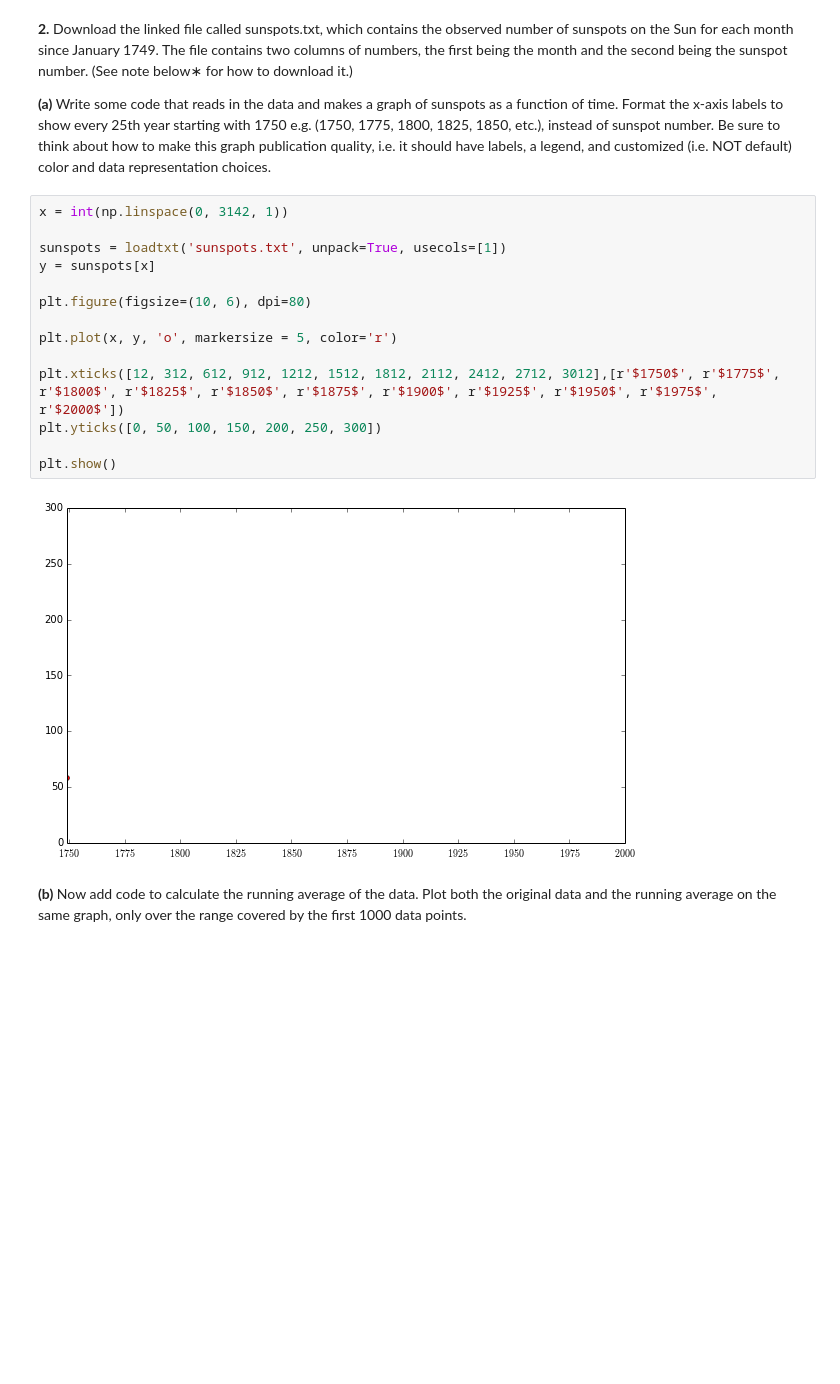
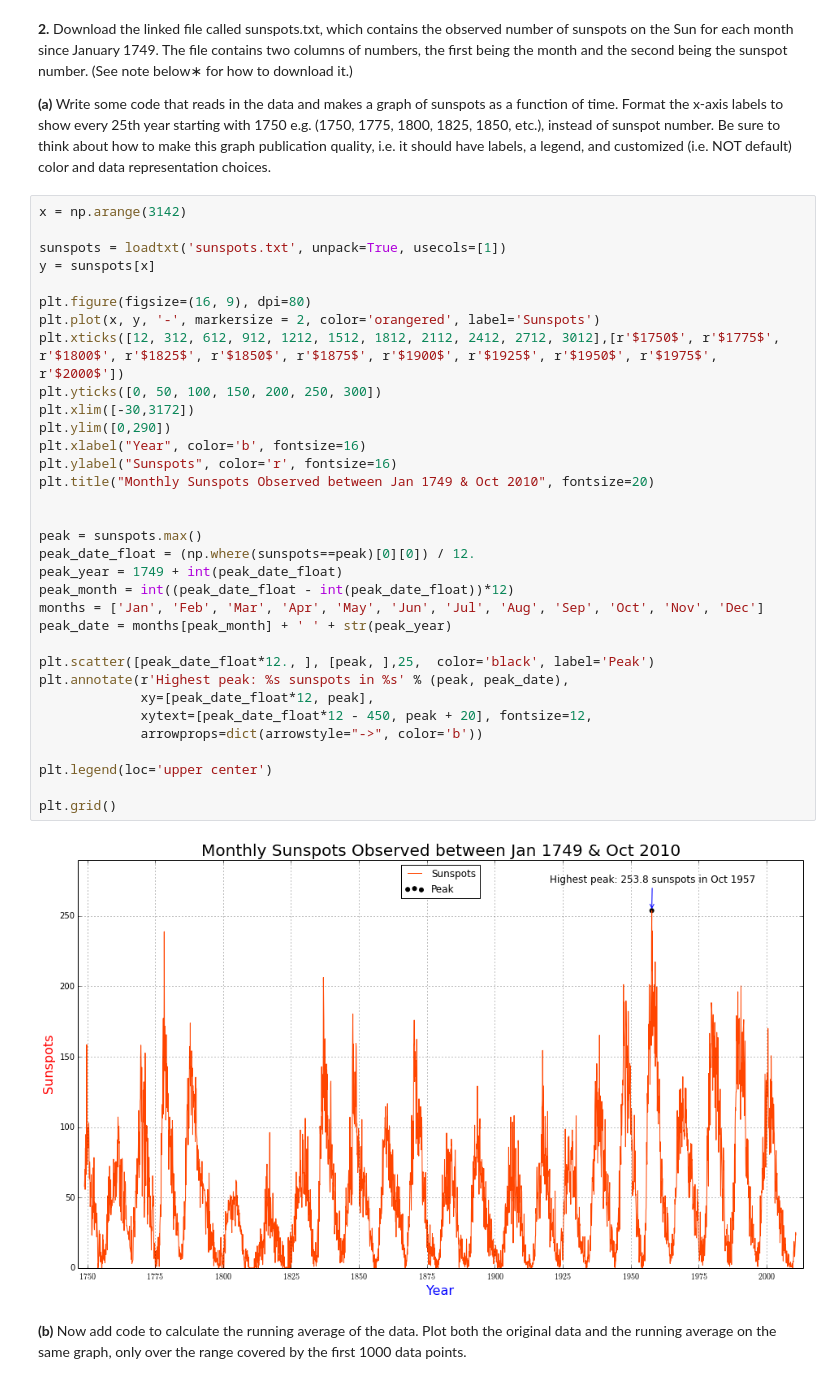
Before and after one commit to pnguye41/PHYS202-S14, a Jupyter notebook: Graphics/GraphicsExercises.ipynb, the cells around one changed output. Drawn from its saved outputs; the diff is of its cells as text; blank space fills up the shorter version.

```diff
--- a/Graphics/GraphicsExercises.ipynb
+++ b/Graphics/GraphicsExercises.ipynb
@@ -173,20 +71,39 @@ plt.show()
 
 **(a)** Write some code that reads in the data and makes a graph of sunspots as a function of time. Format the x-axis labels to show every 25th year starting with 1750 e.g. (1750, 1775, 1800, 1825, 1850, etc.), instead of sunspot number. Be sure to think about how to make this graph publication quality, i.e. it should have labels, a legend, and customized (i.e. NOT default) color and data representation choices.
 # %%
-x = int(np.linspace(0, 3142, 1))
+x = np.arange(3142)
 
 sunspots = loadtxt('sunspots.txt', unpack=True, usecols=[1])
 y = sunspots[x]
 
-plt.figure(figsize=(10, 6), dpi=80)
-
-plt.plot(x, y, 'o', markersize = 5, color='r')
-
+plt.figure(figsize=(16, 9), dpi=80)
+plt.plot(x, y, '-', markersize = 2, color='orangered', label='Sunspots')
 plt.xticks([12, 312, 612, 912, 1212, 1512, 1812, 2112, 2412, 2712, 3012],[r'$1750$', r'$1775$', r'$1800$', r'$1825$', r'$1850$', r'$1875$', r'$1900$', r'$1925$', r'$1950$', r'$1975$', r'$2000$'])
 plt.yticks([0, 50, 100, 150, 200, 250, 300])
+plt.xlim([-30,3172])
+plt.ylim([0,290])
+plt.xlabel("Year", color='b', fontsize=16)
+plt.ylabel("Sunspots", color='r', fontsize=16)
+plt.title("Monthly Sunspots Observed between Jan 1749 & Oct 2010", fontsize=20)
 
-plt.show()
+
+peak = sunspots.max()
+peak_date_float = (np.where(sunspots==peak)[0][0]) / 12.
+peak_year = 1749 + int(peak_date_float)
+peak_month = int((peak_date_float - int(peak_date_float))*12)
+months = ['Jan', 'Feb', 'Mar', 'Apr', 'May', 'Jun', 'Jul', 'Aug', 'Sep', 'Oct', 'Nov', 'Dec']
+peak_date = months[peak_month] + ' ' + str(peak_year)
+
+plt.scatter([peak_date_float*12., ], [peak, ],25,  color='black', label='Peak')
+plt.annotate(r'Highest peak: %s sunspots in %s' % (peak, peak_date),
+             xy=[peak_date_float*12, peak],
+             xytext=[peak_date_float*12 - 450, peak + 20], fontsize=12,
+             arrowprops=dict(arrowstyle="->", color='b'))
+
+plt.legend(loc='upper center')
+
+plt.grid()
 # %% [output]
-[figure, old version]
+[figure, new version]
 # %% [markdown]
 **(b)** Now add code to calculate the running average of the data. Plot both the original data and the running average on the same graph, only over the range covered by the first 1000 data points.
```
Also changed, not shown: parts of 6 cells of this notebook, 1 other file.
